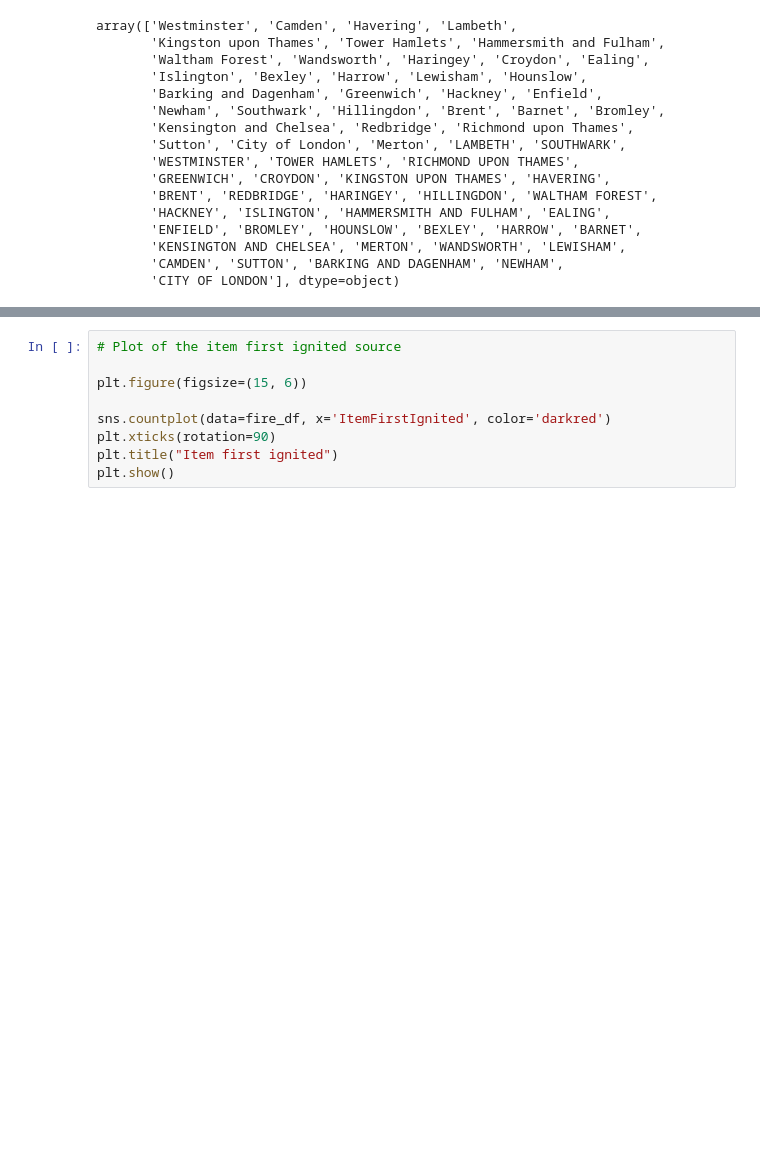
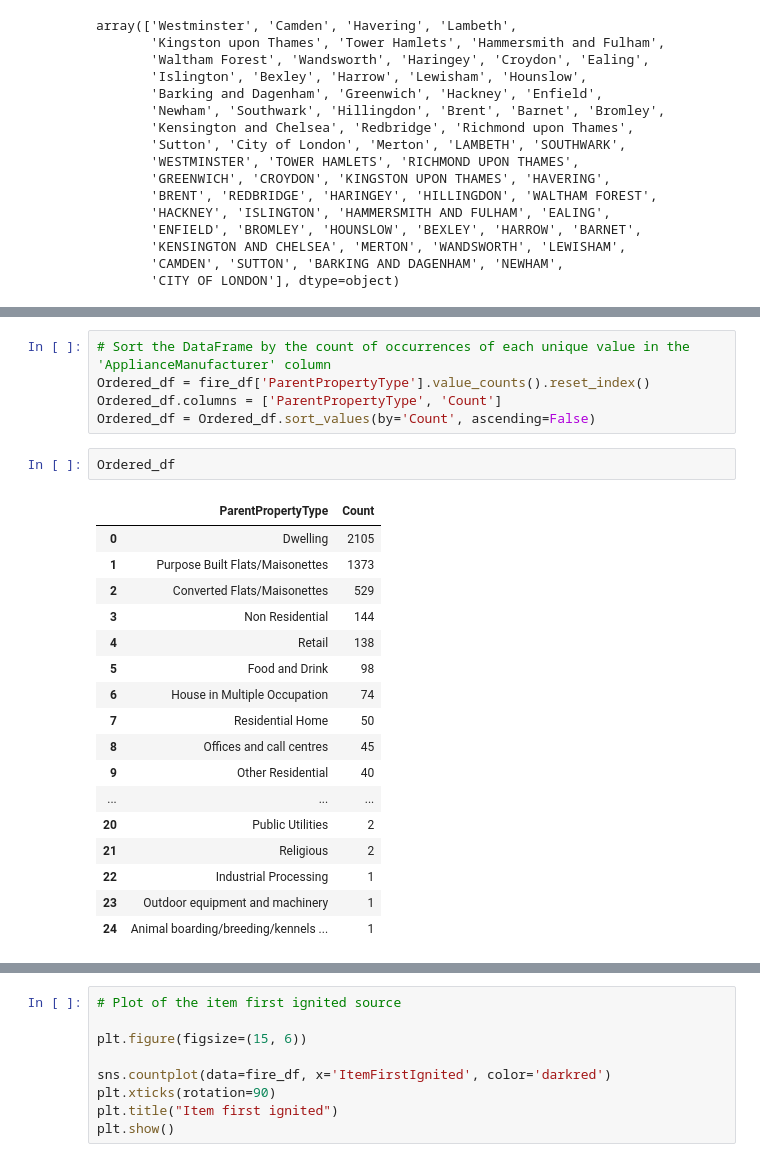
Before and after one commit to tgrubb550/Big-Data-Group-1, a Jupyter notebook: Fires EDA.ipynb, the cells around one changed output, grey strips where cells are left out. Cells and saved outputs as stored; diff of their text form; blank space fills up the shorter version.

```diff
--- a/Fires EDA.ipynb
+++ b/Fires EDA.ipynb
@@ -82,0 +140,25 @@ plt.show()
+# %%
+# Sort the DataFrame by the count of occurrences of each unique value in the 'ApplianceManufacturer' column
+Ordered_df = fire_df['ParentPropertyType'].value_counts().reset_index()
+Ordered_df.columns = ['ParentPropertyType', 'Count']
+Ordered_df = Ordered_df.sort_values(by='Count', ascending=False)
+# %%
+Ordered_df
+# %% [output]
+|  | ParentPropertyType | Count |
+| 0 | Dwelling | 2105 |
+| 1 | Purpose Built Flats/Maisonettes | 1373 |
+| 2 | Converted Flats/Maisonettes | 529 |
+| 3 | Non Residential | 144 |
+| 4 | Retail | 138 |
+| 5 | Food and Drink | 98 |
+| 6 | House in Multiple Occupation | 74 |
+| 7 | Residential Home | 50 |
+| 8 | Offices and call centres | 45 |
+| 9 | Other Residential | 40 |
+| ... | ... | ... |
+| 20 | Public Utilities | 2 |
+| 21 | Religious | 2 |
+| 22 | Industrial Processing | 1 |
+| 23 | Outdoor equipment and machinery | 1 |
+| 24 | Animal boarding/breeding/kennels ... | 1 |
```
Also changed, not shown: parts of 8 cells of this notebook, 5 other files.
